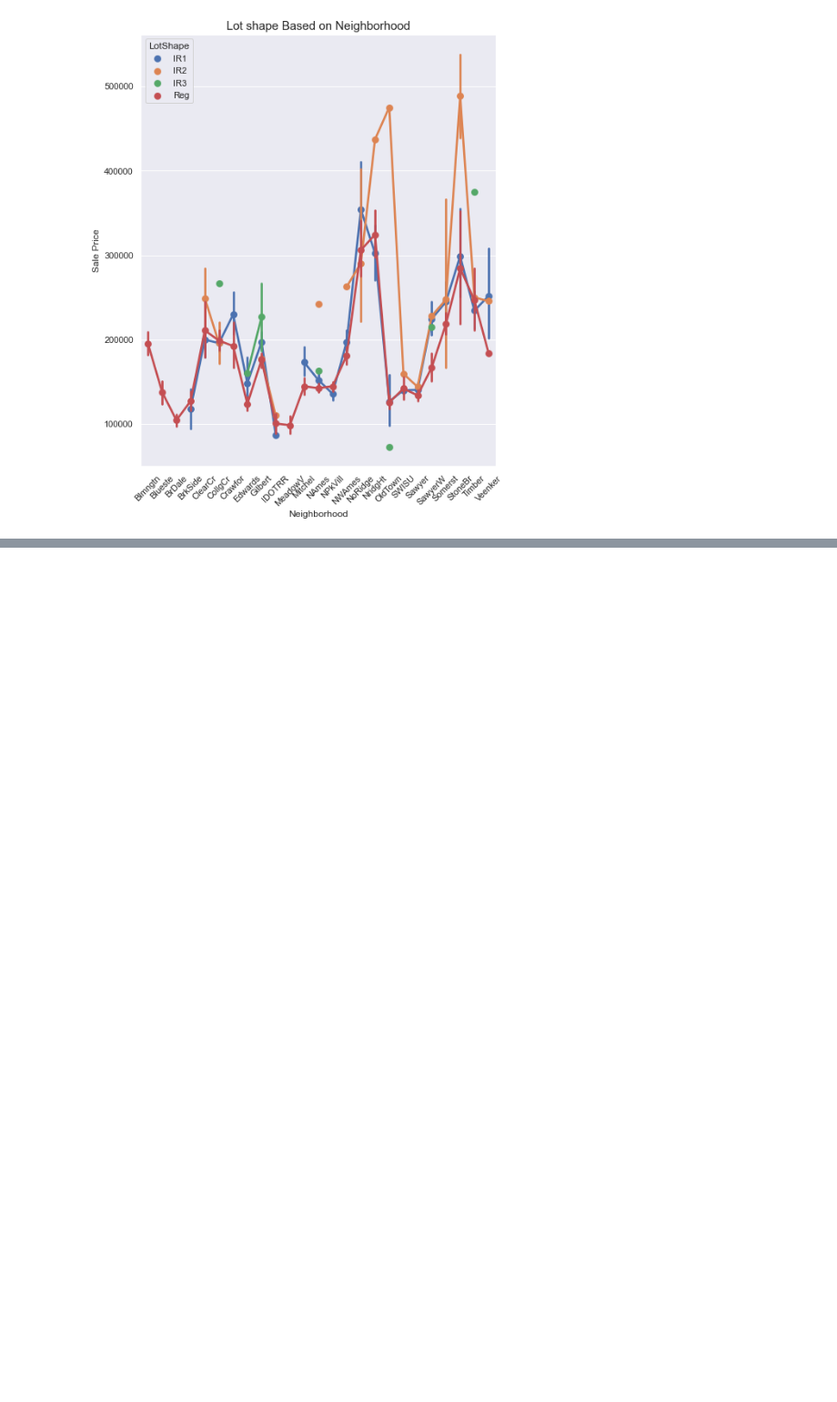
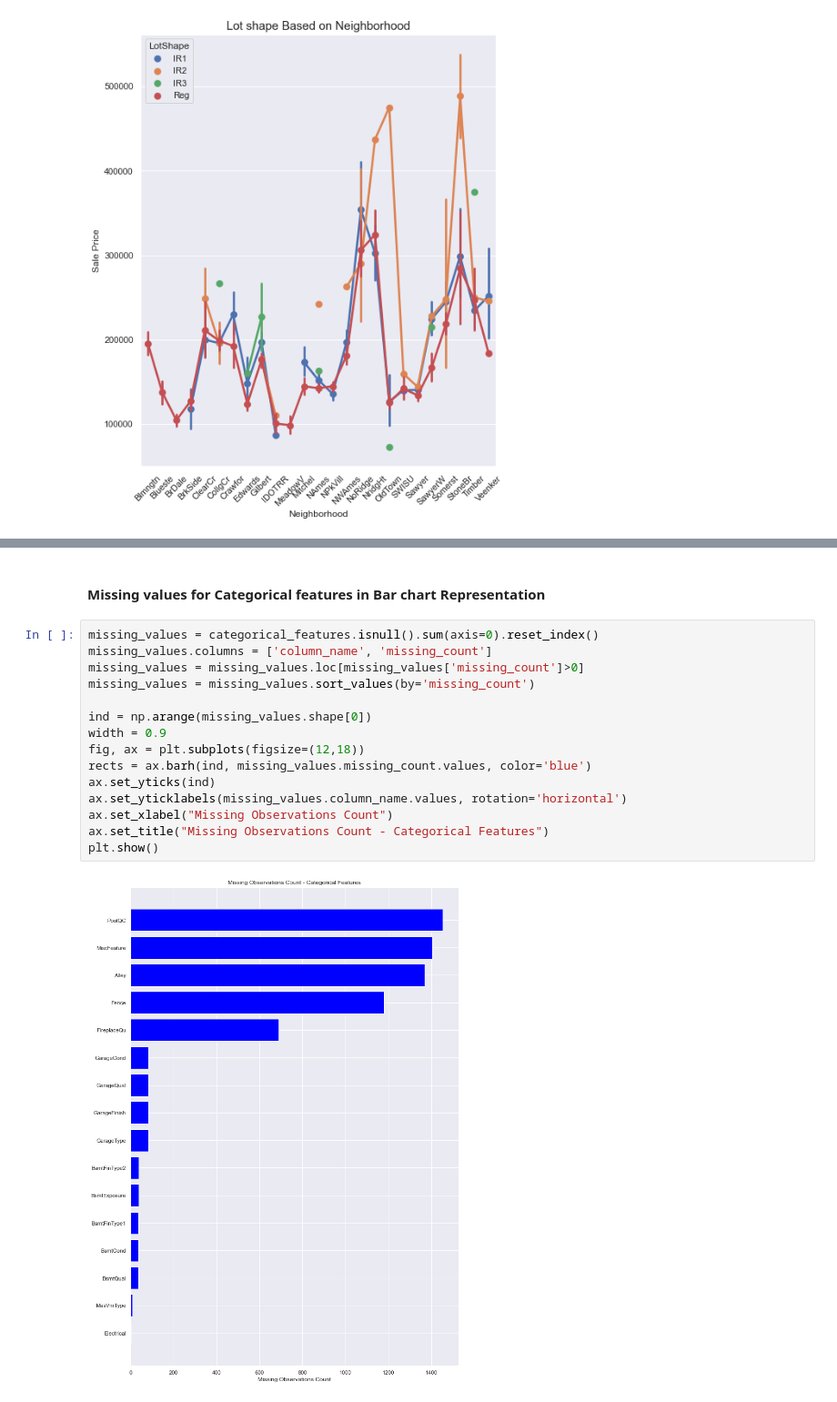
Before and after one commit to KamiLimu1/Data_Science2022, a Jupyter notebook: TutorialOnExplanatoryDataAnalysis.ipynb, the cells around one changed output, grey strips where cells are left out. Shown at 91% size. Drawn from its saved outputs; the diff is of its cells as text; blank space fills up the shorter version.

Commit message:
Categorical feature exploration

```diff
--- a/TutorialOnExplanatoryDataAnalysis.ipynb
+++ b/TutorialOnExplanatoryDataAnalysis.ipynb
@@ -377,0 +453,19 @@ plt.show()
+# %% [markdown]
+#### Missing values for Categorical features in Bar chart Representation
+# %%
+missing_values = categorical_features.isnull().sum(axis=0).reset_index()
+missing_values.columns = ['column_name', 'missing_count']
+missing_values = missing_values.loc[missing_values['missing_count']>0]
+missing_values = missing_values.sort_values(by='missing_count')
+
+ind = np.arange(missing_values.shape[0])
+width = 0.9
+fig, ax = plt.subplots(figsize=(12,18))
+rects = ax.barh(ind, missing_values.missing_count.values, color='blue')
+ax.set_yticks(ind)
+ax.set_yticklabels(missing_values.column_name.values, rotation='horizontal')
+ax.set_xlabel("Missing Observations Count")
+ax.set_title("Missing Observations Count - Categorical Features")
+plt.show()
+# %% [output]
+[figure, added]
```
Also changed, not shown: parts of 7 cells of this notebook.
